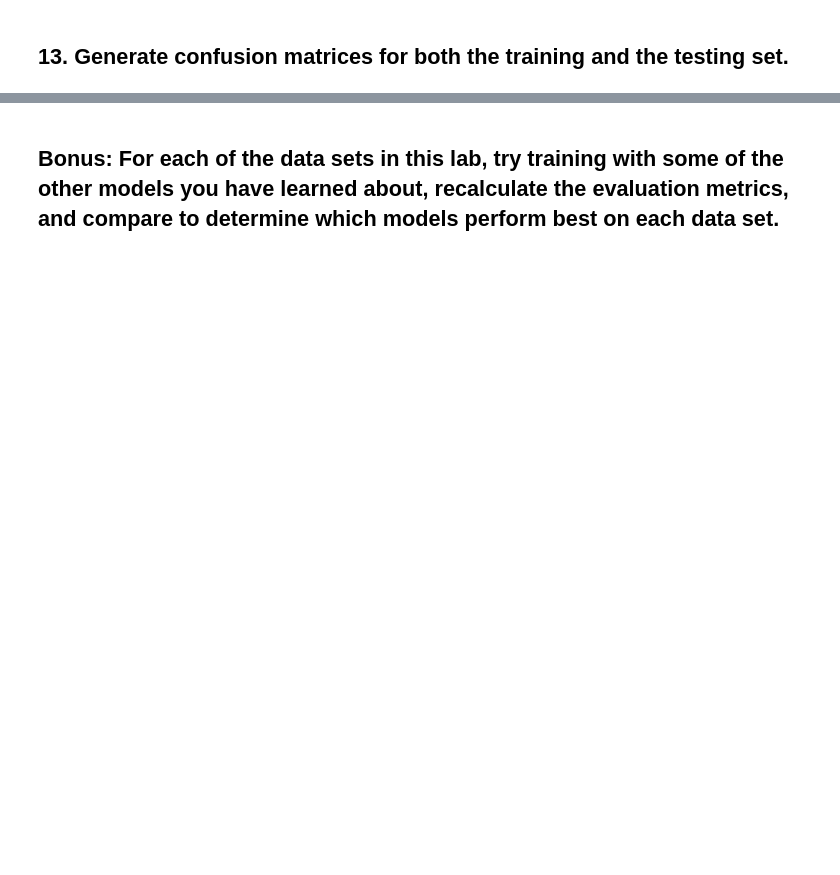
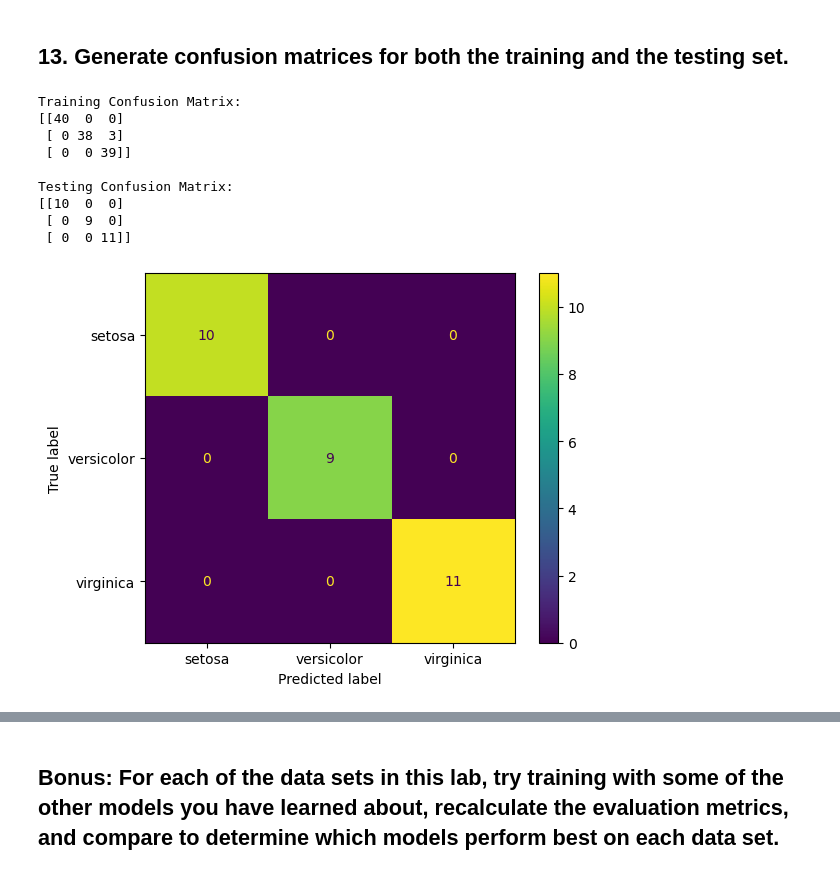
Before and after one commit to ironhack-labs/lab-supervised-learning-model-evaluation-en, a Jupyter notebook: your-code/main.ipynb, the cells around one changed output, grey strips where cells are left out. Drawn from its saved outputs; the diff is of its cells as text; code cells hidden in the pictures; blank space fills up the shorter version.

```diff
--- a/your-code/main.ipynb
+++ b/your-code/main.ipynb
@@ -131,2 +224,12 @@ The `class` field represents the type of flower and is the target variable that
+# %%
+# Your code here :
+from sklearn.model_selection import train_test_split
+
+# Define your features (X) and target variable (y)
+X = df
+y = data['target']
+
+# Split the data with an 80/20 ratio
+X_train, X_test, y_train, y_test = train_test_split(X, y, test_size=0.2, random_state=42)
 # %% [markdown]
 ## 7. Train a `LogisticRegression` model on this data set and generate predictions on both the training and the testing set.
@@ -135,2 +236,16 @@ The `class` field represents the type of flower and is the target variable that
+# %%
+# Your code here :
+from sklearn.linear_model import LogisticRegression
+
+# Initialize the Logistic Regression model
+# Note: max_iter=200 ensures the algorithm has enough iterations to find the best fit
+clf = LogisticRegression(max_iter=200)
+
+# Train the model using the training features and matching labels
+clf.fit(X_train, y_train)
+
+# Generate predictions for both datasets
+y_train_pred = clf.predict(X_train)
+y_test_pred = clf.predict(X_test)
 # %% [markdown]
 ## 8. Calculate and print the accuracy score for both the training and the testing set.
@@ -158,0 +332,31 @@ The `class` field represents the type of flower and is the target variable that
+# %%
+# Your code here :
+from sklearn.metrics import confusion_matrix, ConfusionMatrixDisplay
+import matplotlib.pyplot as plt
+
+# Generate the confusion matrices
+cm_train = confusion_matrix(y_train, y_train_pred)
+cm_test = confusion_matrix(y_test, y_test_pred)
+
+# Display the training set confusion matrix
+print("Training Confusion Matrix:")
+print(cm_train)
+
+# Display the testing set confusion matrix
+print("\nTesting Confusion Matrix:")
+print(cm_test)
+
+# Optional: Plot the test confusion matrix cleanly with labels
+ConfusionMatrixDisplay(confusion_matrix=cm_test, display_labels=data.target_names).plot()
+plt.show()
+# %% [output]
+Training Confusion Matrix:
+[[40  0  0]
+ [ 0 38  3]
+ [ 0  0 39]]
+
+Testing Confusion Matrix:
+[[10  0  0]
+ [ 0  9  0]
+ [ 0  0 11]]
+[figure, added]
```
Also changed, not shown: parts of 30 cells of this notebook.
